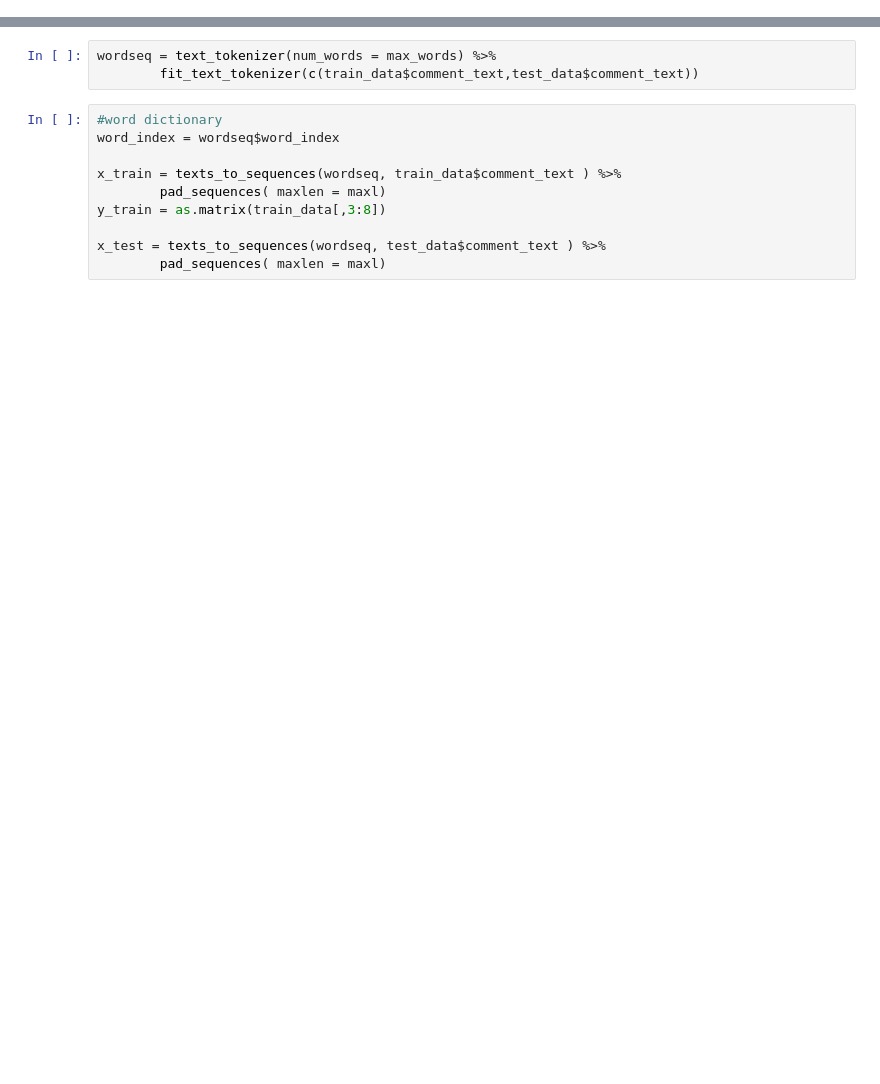
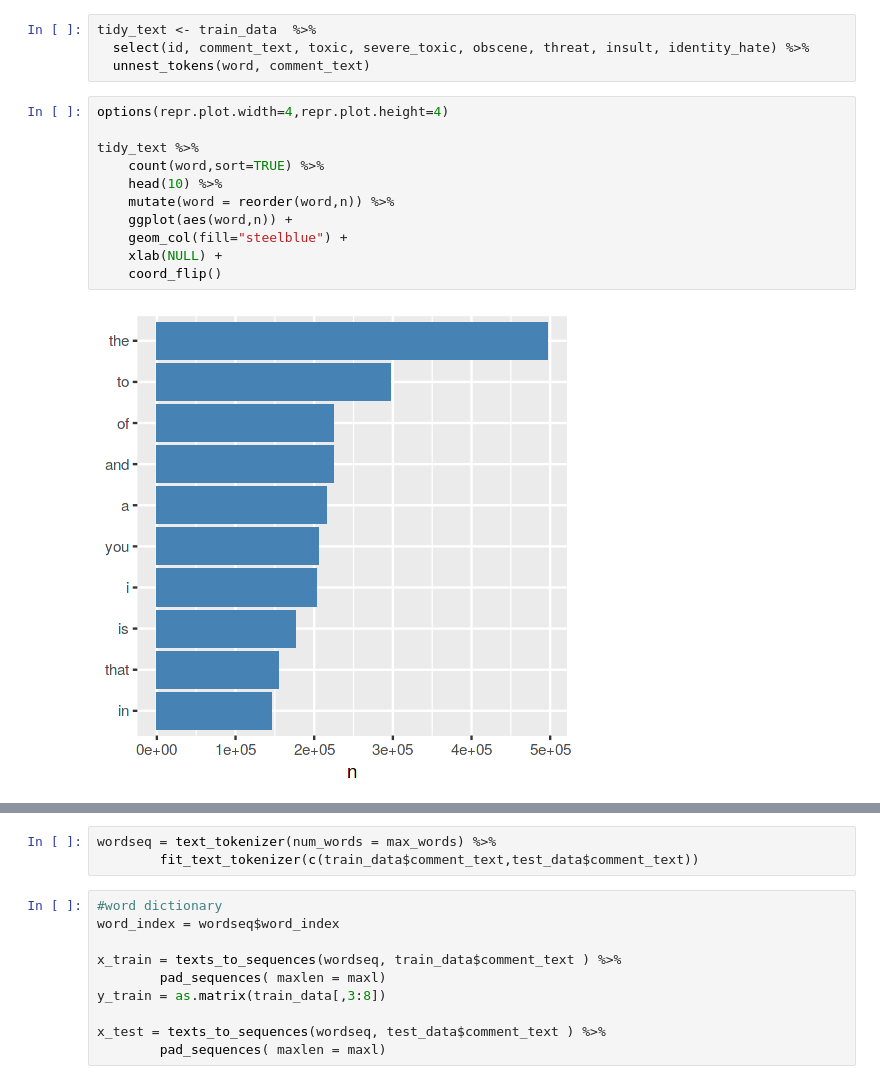
Before and after one commit to johnsmithm/toxic-comment-classification, a Jupyter notebook: notebook.ipynb, the cells around one changed output, grey strips where cells are left out. Saved outputs shown, nothing was run; the diff lists cells and outputs as text; blank space fills up the shorter version.

```diff
--- a/notebook.ipynb
+++ b/notebook.ipynb
@@ -32,0 +114,17 @@ maxl = 200
+# %%
+tidy_text <- train_data  %>%
+  select(id, comment_text, toxic, severe_toxic, obscene, threat, insult, identity_hate) %>%
+  unnest_tokens(word, comment_text)
+# %%
+options(repr.plot.width=4,repr.plot.height=4)
+
+tidy_text %>%
+    count(word,sort=TRUE) %>%
+    head(10) %>%
+    mutate(word = reorder(word,n)) %>%
+    ggplot(aes(word,n)) +
+    geom_col(fill="steelblue") +
+    xlab(NULL) +
+    coord_flip()
+# %% [output]
+[figure, added]
```
Also changed, not shown: parts of 22 cells of this notebook.
